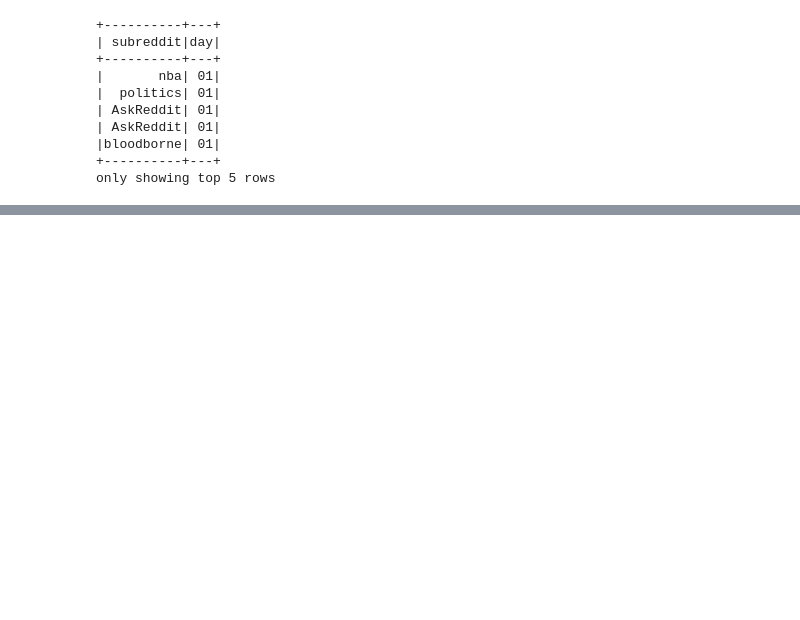
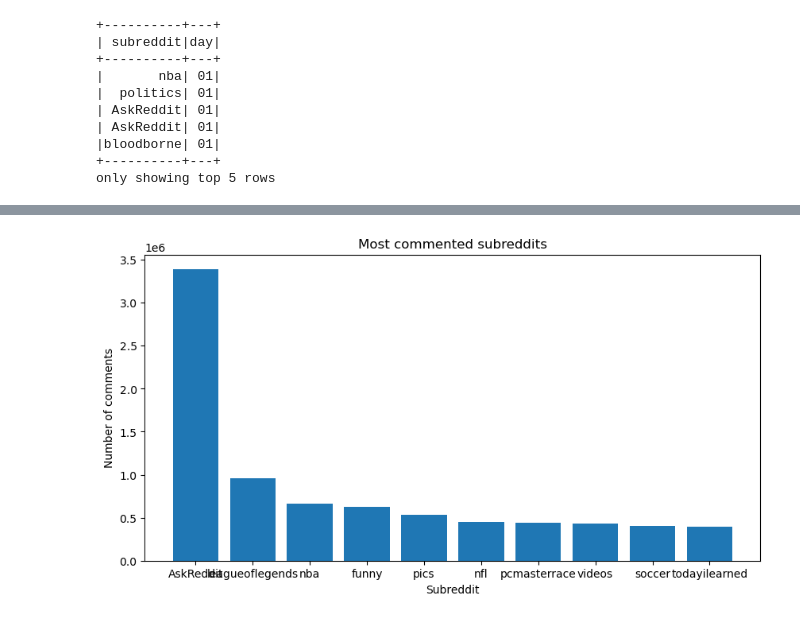
Before and after one commit to adisve/big-data-project, a Jupyter notebook: jupyter-notebook/notebooks/most_popular_subreddit.ipynb, the cells around one changed output, grey strips where cells are left out. Drawn from its saved outputs; the diff is of its cells as text; code cells hidden in the pictures; blank space fills up the shorter version.

```diff
--- a/jupyter-notebook/notebooks/most_popular_subreddit.ipynb
+++ b/jupyter-notebook/notebooks/most_popular_subreddit.ipynb
@@ -114,0 +120,6 @@ for day in range(1, 32):
+# %%
+df_copy = df
+df_copy = df_copy[['subreddit']]
+df_copy = df_copy.groupBy('subreddit').count()
+df_copy = df_copy.orderBy(df_copy['count'].desc())
+df_copy.show(10)
@@ -114,0 +143,10 @@ for day in range(1, 32):
+# %%
+plt.figure(figsize=(10, 5))
+df_copy = df_copy.limit(10).toPandas()
+plt.bar(df_copy['subreddit'], df_copy['count'])
+plt.title("Most commented subreddits")
+plt.xlabel("Subreddit")
+plt.ylabel("Number of comments")
+plt.show()
+# %% [output]
+[figure, added]
```
Also changed, not shown: parts of 10 cells of this notebook.
